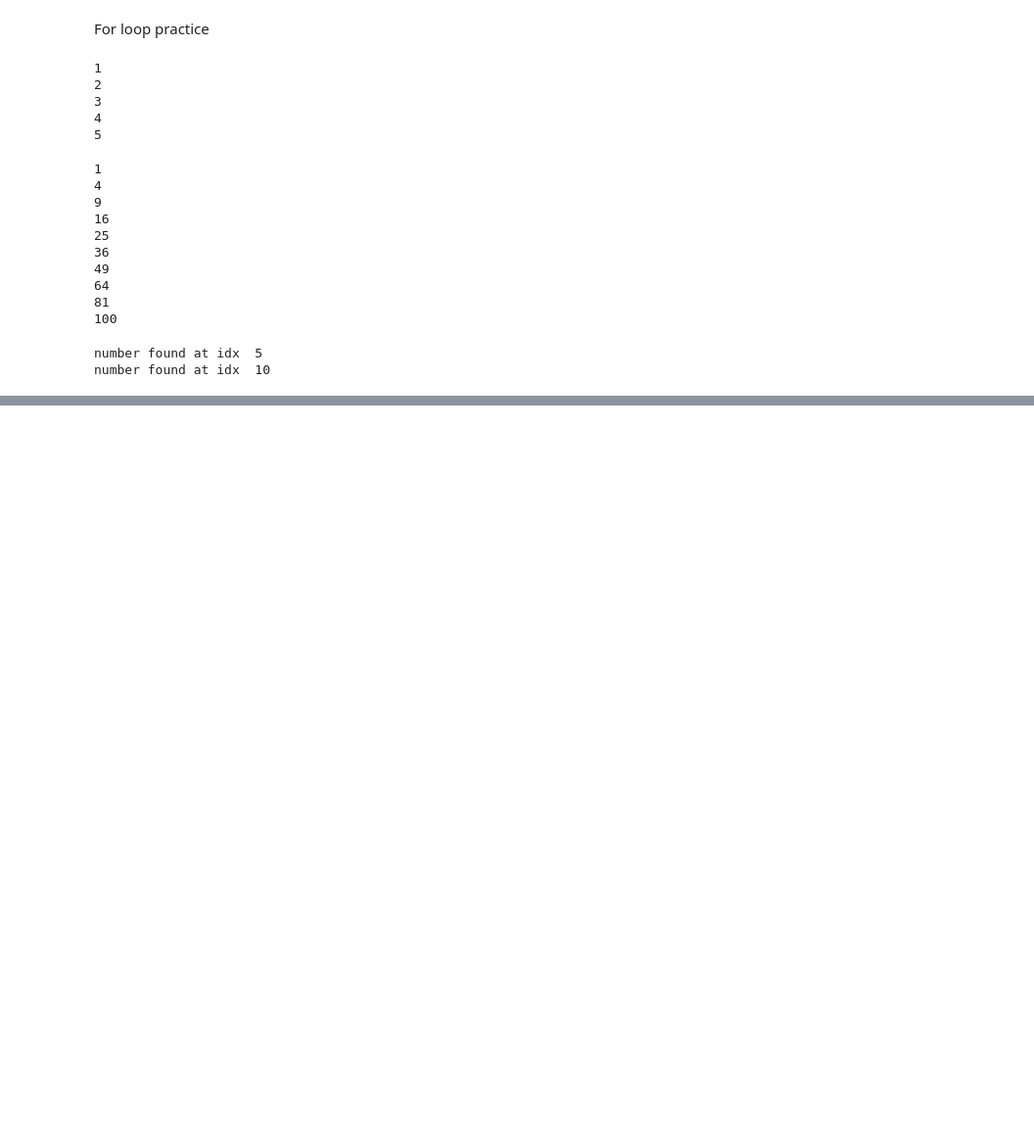
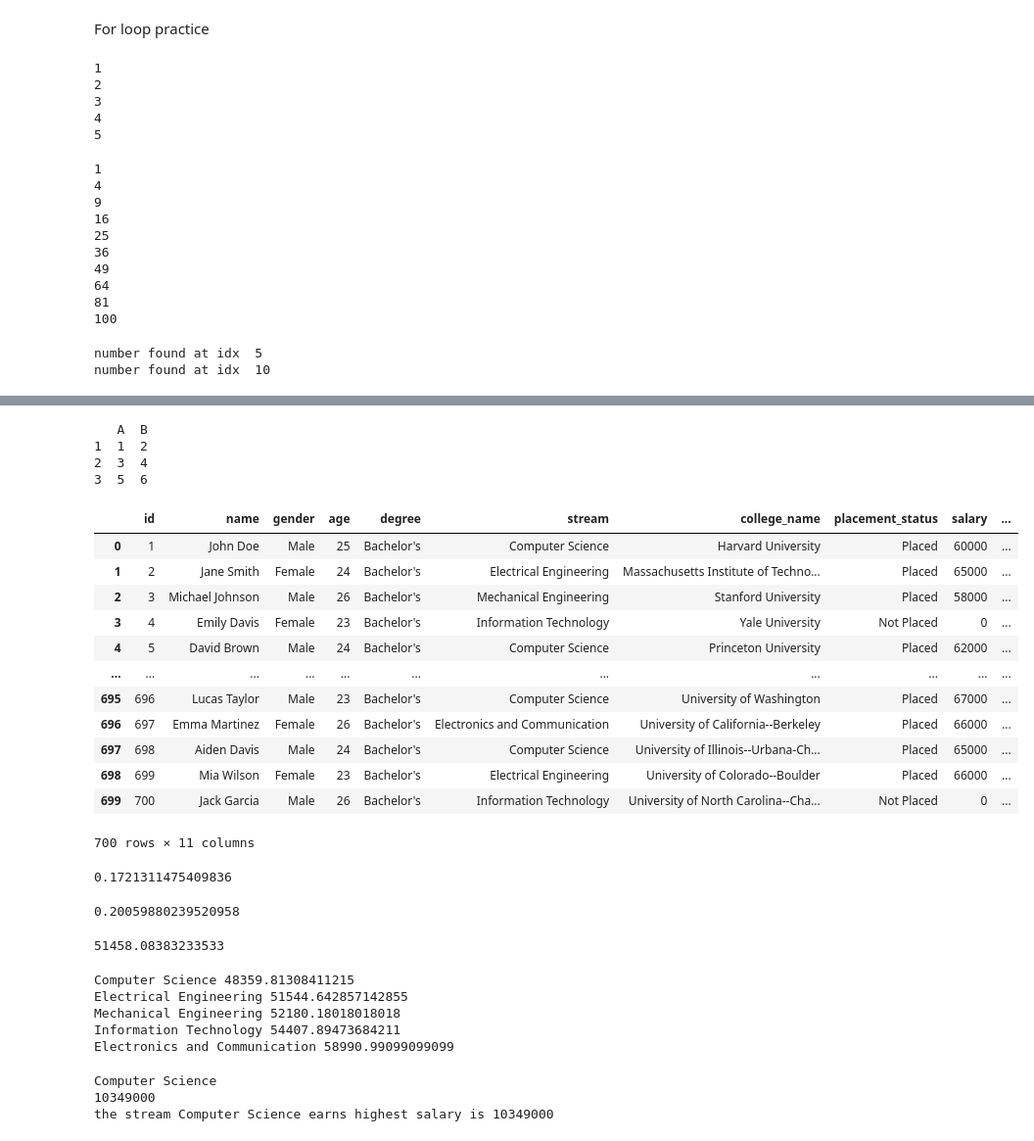
Before and after one commit to harshilgohil04/Daily-practice, a Jupyter notebook: test.ipynb, the cells around one changed output, grey strips where cells are left out. Shown: that part at 98% size. Cells and saved outputs as stored; diff of their text form; code cells hidden in the pictures; blank space fills up the shorter version.

```diff
--- a/test.ipynb
+++ b/test.ipynb
@@ -411,0 +502,67 @@ number found at idx  10
+# %%
+s=pd.Series([1,2,3])
+df=pd.DataFrame(np.array([[1,2],[3,4],[5,6]]), index=s, columns=list("AB"))
+print(df)
+# %% [output]
+   A  B
+1  1  2
+2  3  4
+3  5  6
+# %%
+df = pd.read_csv("C:\\Users\\Administrator\\Downloads\\archive (1)\\job_placement.csv")
+df
+# %% [output]
+|  | id | name | gender | age | degree | stream | college_name | placement_status | salary | ... |
+| 0 | 1 | John Doe | Male | 25 | Bachelor's | Computer Science | Harvard University | Placed | 60000 | ... |
+| 1 | 2 | Jane Smith | Female | 24 | Bachelor's | Electrical Engineering | Massachusetts Institute of Techno... | Placed | 65000 | ... |
+| 2 | 3 | Michael Johnson | Male | 26 | Bachelor's | Mechanical Engineering | Stanford University | Placed | 58000 | ... |
+| 3 | 4 | Emily Davis | Female | 23 | Bachelor's | Information Technology | Yale University | Not Placed | 0 | ... |
+| 4 | 5 | David Brown | Male | 24 | Bachelor's | Computer Science | Princeton University | Placed | 62000 | ... |
+| ... | ... | ... | ... | ... | ... | ... | ... | ... | ... | ... |
+| 695 | 696 | Lucas Taylor | Male | 23 | Bachelor's | Computer Science | University of Washington | Placed | 67000 | ... |
+| 696 | 697 | Emma Martinez | Female | 26 | Bachelor's | Electronics and Communication | University of California--Berkeley | Placed | 66000 | ... |
+| 697 | 698 | Aiden Davis | Male | 24 | Bachelor's | Computer Science | University of Illinois--Urbana-Ch... | Placed | 65000 | ... |
+| 698 | 699 | Mia Wilson | Female | 23 | Bachelor's | Electrical Engineering | University of Colorado--Boulder | Placed | 66000 | ... |
+| 699 | 700 | Jack Garcia | Male | 26 | Bachelor's | Information Technology | University of North Carolina--Cha... | Not Placed | 0 | ... |
+700 rows × 11 columns
+# %%
+len(df.loc[(df.gender=='Female') & (df.placement_status == 'Not Placed')]) / len(df.loc[(df.gender=='Female')])
+# %% [output]
+0.1721311475409836
+# %%
+len(df.loc[(df.gender=='Male') & (df.placement_status == 'Not Placed')]) / len(df.loc[(df.gender=='Male')])
+# %% [output]
+0.20059880239520958
+# %%
+# do males earn higer than women ?
+
+
+
+df.loc[(df.gender =='Male')].salary.sum() / len(df.loc[(df.gender == 'Male')])
+# %% [output]
+51458.08383233533
+# %%
+for i in df.stream.unique():
+    print(i,df.loc[(df.stream==i)].salary.sum() / len(df.loc[(df.stream== i)]))
+# %% [output]
+Computer Science 48359.81308411215
+Electrical Engineering 51544.642857142855
+Mechanical Engineering 52180.18018018018
+Information Technology 54407.89473684211
+Electronics and Communication 58990.99099099099
+# %%
+#which stream earn the most ?
+stream_salaries = df.groupby('stream')['salary'].sum()
+
+highest_earning_stream = stream_salaries.idxmax()
+highest_earning_salary = stream_salaries.max()
+
+
+print(highest_earning_stream)
+print(highest_earning_salary)
+
+print(f"the stream {highest_earning_stream} earns highest salary is {highest_earning_salary}")
+# %% [output]
+Computer Science
+10349000
+the stream Computer Science earns highest salary is 10349000
```
Also changed, not shown: parts of 18 cells of this notebook, 15 other files.
